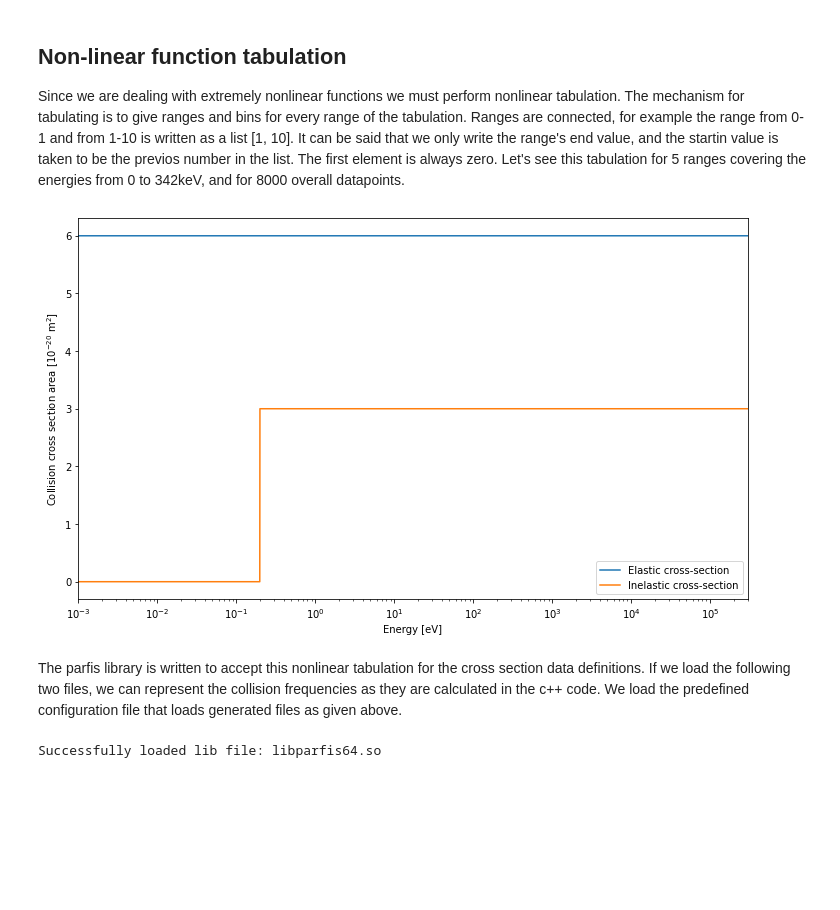
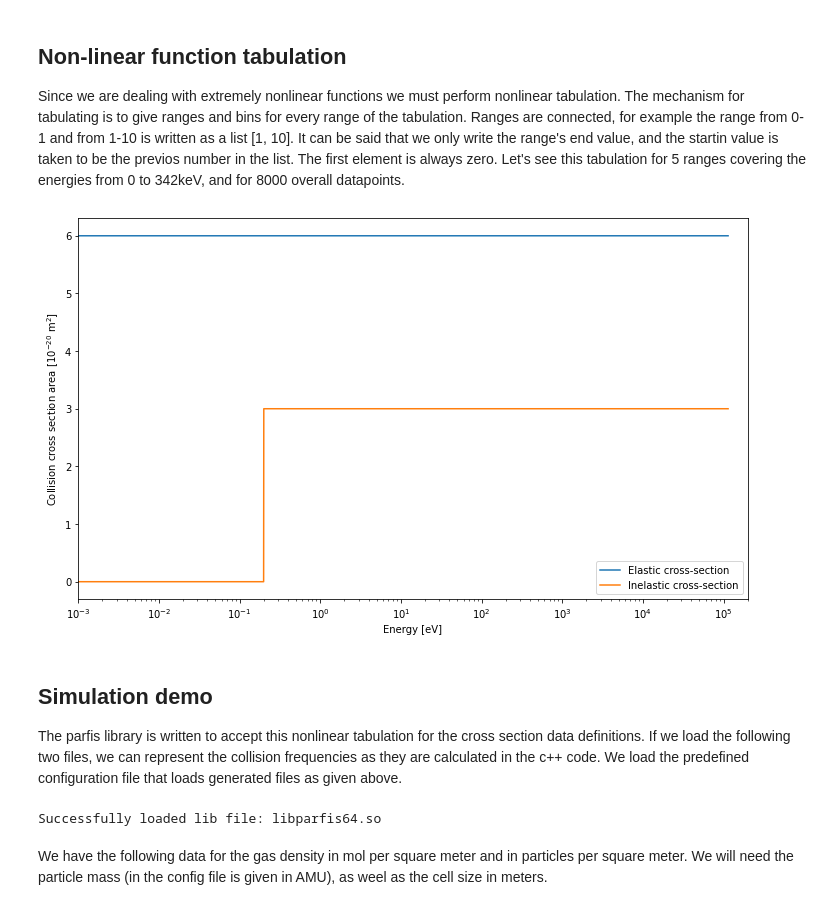
Before and after one commit to GinkoBalboa/parfis, a Jupyter notebook: doc/sphinx/source/collisional_files/generating_simple_cross_sections.ipynb, the cells around one changed output. Saved outputs shown, nothing was run; the diff lists cells and outputs as text; code cells hidden in the pictures; blank space fills up the shorter version.

```diff
--- a/doc/sphinx/source/collisional_files/generating_simple_cross_sections.ipynb
+++ b/doc/sphinx/source/collisional_files/generating_simple_cross_sections.ipynb
@@ -131,26 +131,28 @@ plt.show()
 
 Since we are dealing with extremely nonlinear functions we must perform nonlinear tabulation. The mechanism for tabulating is to give ranges and bins for every range of the tabulation. Ranges are connected, for example the range from 0-1 and from 1-10 is written as a list [1, 10]. It can be said that we only write the range's end value, and the startin value is taken to be the previos number in the list. The first element is always zero. Let's see this tabulation for 5 ranges covering the energies from 0 to 342keV, and for 8000 overall datapoints.
 # %%
-ranges = [   1,   10,  100, 1000, 10000, 342000]
+ranges = [   1,   10,  100, 1000, 10000, 114000]
 nbins =  [1000, 1000, 1000, 1000,  1000,   3000]
 
 x, ye = pfs.generateCrossSection(sigma_e, ranges, nbins)
 x, yi = pfs.generateCrossSection(sigma_i, ranges, nbins)
 
 fig, ax = plt.subplots(1, 1, figsize=(12, 7))
 
 ax.plot(x, ye, label="Elastic cross-section")
 ax.plot(x, yi, label="Inelastic cross-section")
 
 ax.set_xscale("log")
-ax.set_xlim(0.001, 300_000)
+ax.set_xlim(0.001, 200_000)
 ax.set_xlabel("Energy [eV]")
 ax.set_ylabel("Collision cross section area [$10^{-20}$ $\mathrm{m}^2$]")
 ax.legend()
 
 plt.show()
 # %% [output]
-[figure, old version]
+[figure, new version]
 # %% [markdown]
+## Simulation demo
+
 The parfis library is written to accept this nonlinear tabulation for the cross section data definitions. If we load the following two files, we can represent the collision frequencies as they are calculated in the c++ code. We load the predefined configuration file that loads generated files as given above.
 # %%
@@ -168,3 +172,5 @@ ptrCfgData = pfs.Parfis.getPyCfgData(id)
 ptrSimData = pfs.Parfis.getPySimData(id)
 # %% [output]
 Successfully loaded lib file: libparfis64.so
+# %% [markdown]
+We have the following data for the gas density in mol per square meter and in particles per square meter. We will need the particle mass (in the config file is given in AMU), as weel as the cell size in meters.
```
Also changed, not shown: parts of 6 cells of this notebook, 7 other files.
